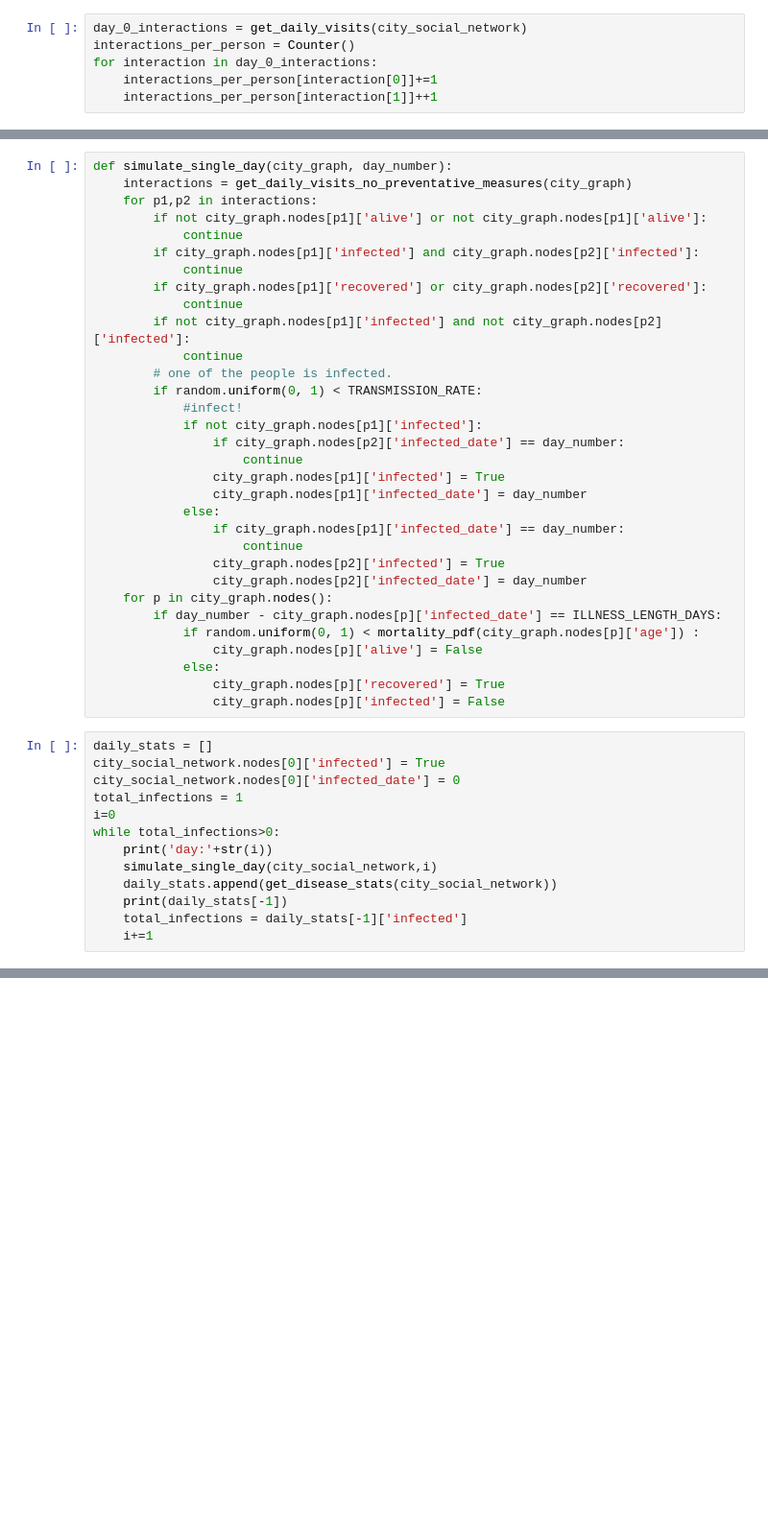
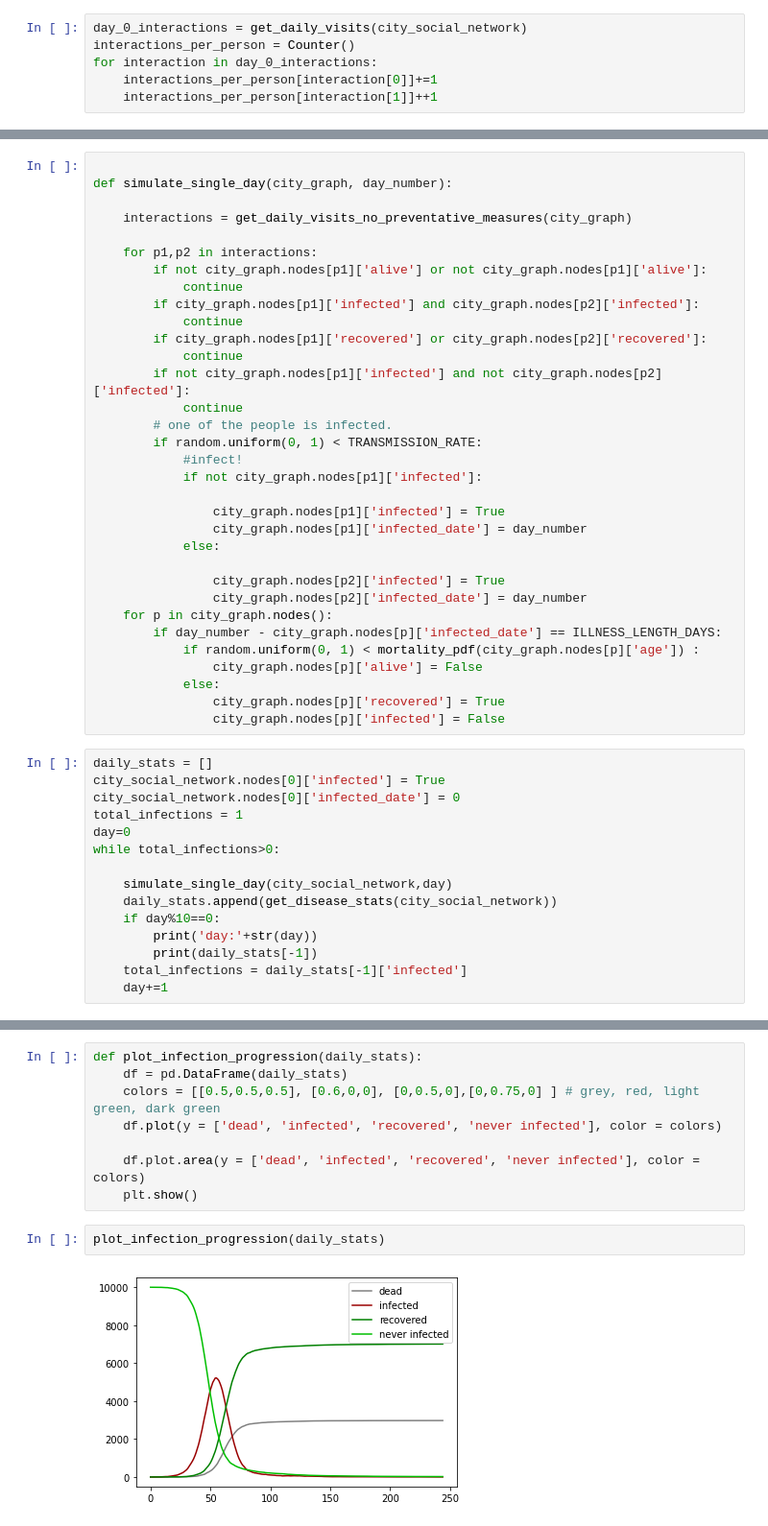
Before and after one commit to deepak987/contagious_disease_sim, a Jupyter notebook: infection_sim.ipynb, the cells around one changed output, grey strips where cells are left out. Shown at 96% size. Cells and saved outputs as stored; diff of their text form; blank space fills up the shorter version.

```diff
--- a/infection_sim.ipynb
+++ b/infection_sim.ipynb
@@ -128,6 +135,9 @@ plt.bar(hist[0],hist[1])
 # %%
+
 def simulate_single_day(city_graph, day_number):
+
     interactions = get_daily_visits_no_preventative_measures(city_graph)
+
     for p1,p2 in interactions:
         if not city_graph.nodes[p1]['alive'] or not city_graph.nodes[p1]['alive']:
             continue
@@ -141,13 +151,11 @@ def simulate_single_day(city_graph, day_number):
         if random.uniform(0, 1) < TRANSMISSION_RATE:
             #infect!
             if not city_graph.nodes[p1]['infected']:
-                if city_graph.nodes[p2]['infected_date'] == day_number:
-                    continue
+
                 city_graph.nodes[p1]['infected'] = True
                 city_graph.nodes[p1]['infected_date'] = day_number
             else:
-                if city_graph.nodes[p1]['infected_date'] == day_number:
-                    continue
+
                 city_graph.nodes[p2]['infected'] = True
                 city_graph.nodes[p2]['infected_date'] = day_number
     for p in city_graph.nodes():
@@ -162,13 +170,15 @@ daily_stats = []
 city_social_network.nodes[0]['infected'] = True
 city_social_network.nodes[0]['infected_date'] = 0
 total_infections = 1
-i=0
+day=0
 while total_infections>0:
-    print('day:'+str(i))
-    simulate_single_day(city_social_network,i)
+
+    simulate_single_day(city_social_network,day)
     daily_stats.append(get_disease_stats(city_social_network))
-    print(daily_stats[-1])
+    if day%10==0:
+        print('day:'+str(day))
+        print(daily_stats[-1])
     total_infections = daily_stats[-1]['infected']
-    i+=1
+    day+=1
 # %% [output]
 day:0
@@ -194,0 +201,12 @@ get_disease_stats(city_social_network)
+# %%
+def plot_infection_progression(daily_stats):
+    df = pd.DataFrame(daily_stats)
+    colors = [[0.5,0.5,0.5], [0.6,0,0], [0,0.5,0],[0,0.75,0] ] # grey, red, light green, dark green
+    df.plot(y = ['dead', 'infected', 'recovered', 'never infected'], color = colors)
+
+    df.plot.area(y = ['dead', 'infected', 'recovered', 'never infected'], color = colors)
+    plt.show()
+# %%
+plot_infection_progression(daily_stats)
+# %% [output]
+[figure, added]
```
Also changed, not shown: parts of 13 cells of this notebook.
